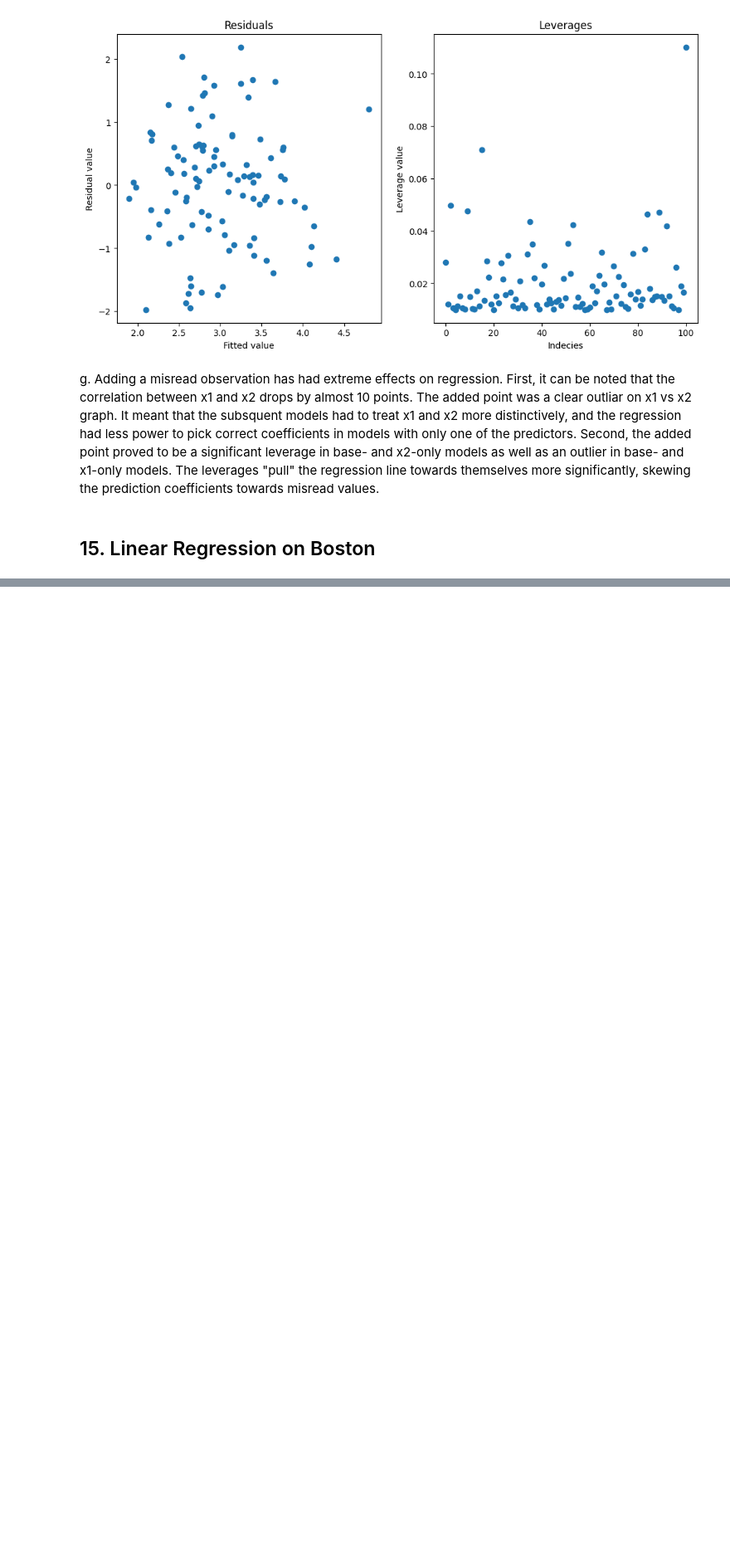
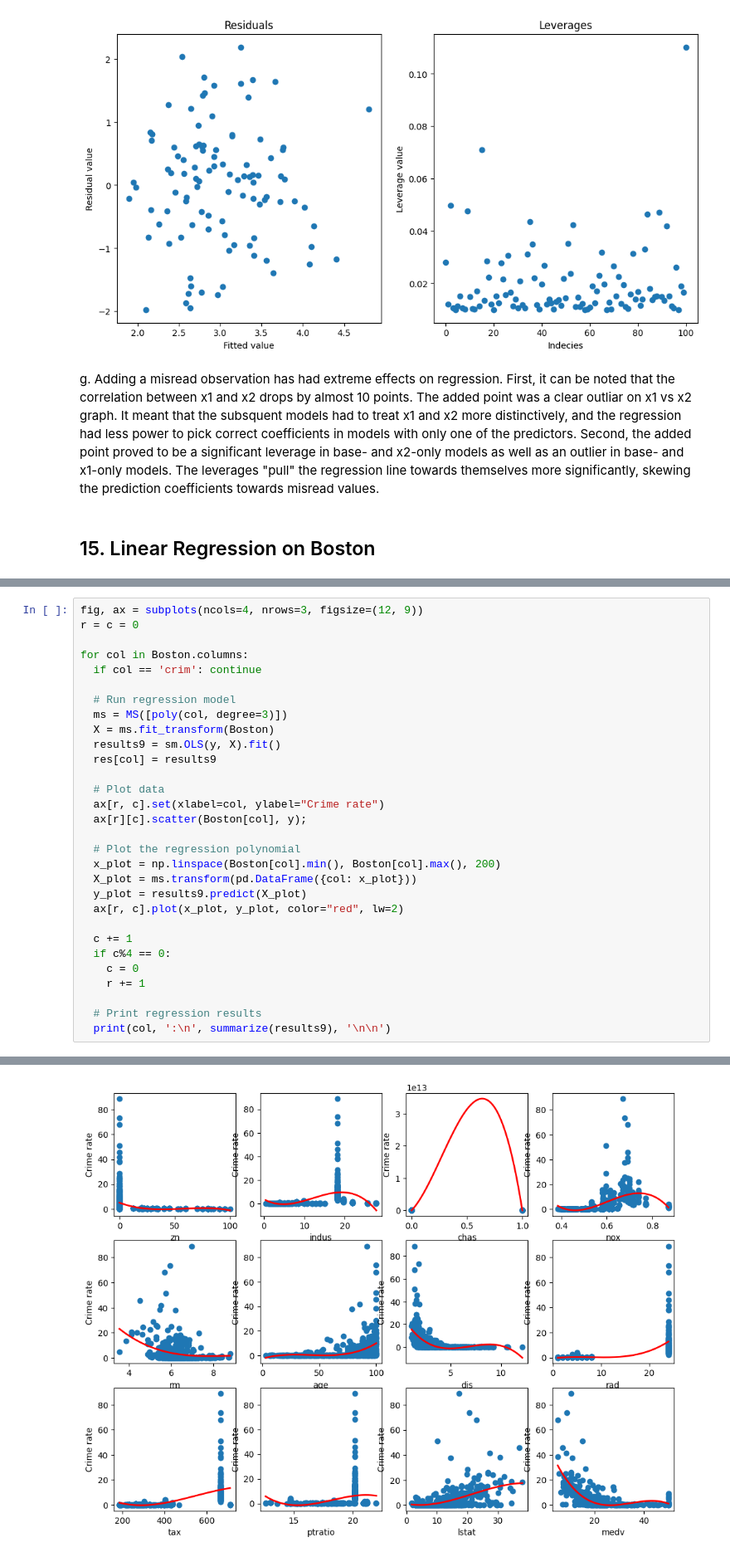
Before and after one commit to NDubelovskyi/ISLP, a Jupyter notebook: Chapter 3 Application.ipynb, the cells around one changed output, grey strips where cells are left out. Shown at 83% size. Drawn from its saved outputs; the diff is of its cells as text; blank space fills up the shorter version.

```diff
--- a/Chapter 3 Application.ipynb
+++ b/Chapter 3 Application.ipynb
@@ -1368,0 +1475,31 @@ g. Adding a misread observation has had extreme effects on regression. First, it
+# %%
+fig, ax = subplots(ncols=4, nrows=3, figsize=(12, 9))
+r = c = 0
+
+for col in Boston.columns:
+  if col == 'crim': continue
+
+  # Run regression model
+  ms = MS([poly(col, degree=3)])
+  X = ms.fit_transform(Boston)
+  results9 = sm.OLS(y, X).fit()
+  res[col] = results9
+
+  # Plot data
+  ax[r, c].set(xlabel=col, ylabel="Crime rate")
+  ax[r][c].scatter(Boston[col], y);
+
+  # Plot the regression polynomial
+  x_plot = np.linspace(Boston[col].min(), Boston[col].max(), 200)
+  X_plot = ms.transform(pd.DataFrame({col: x_plot}))
+  y_plot = results9.predict(X_plot)
+  ax[r, c].plot(x_plot, y_plot, color="red", lw=2)
+
+  c += 1
+  if c%4 == 0:
+    c = 0
+    r += 1
+
+  # Print regression results
+  print(col, ':\n', summarize(results9), '\n\n')
+# %% [output]
@@ -1368,0 +1523 @@ g. Adding a misread observation has had extreme effects on regression. First, it
+[figure, added]
```
Also changed, not shown: parts of 23 cells of this notebook.
